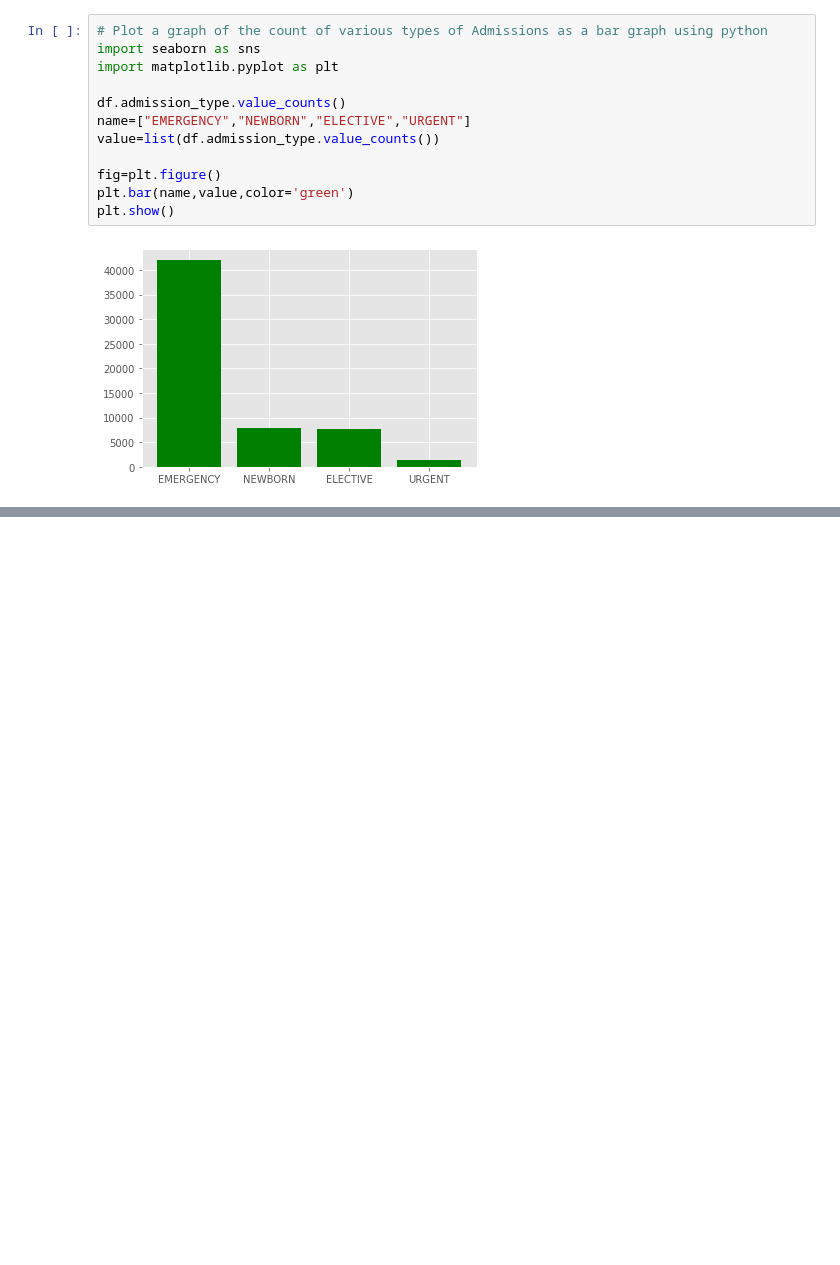
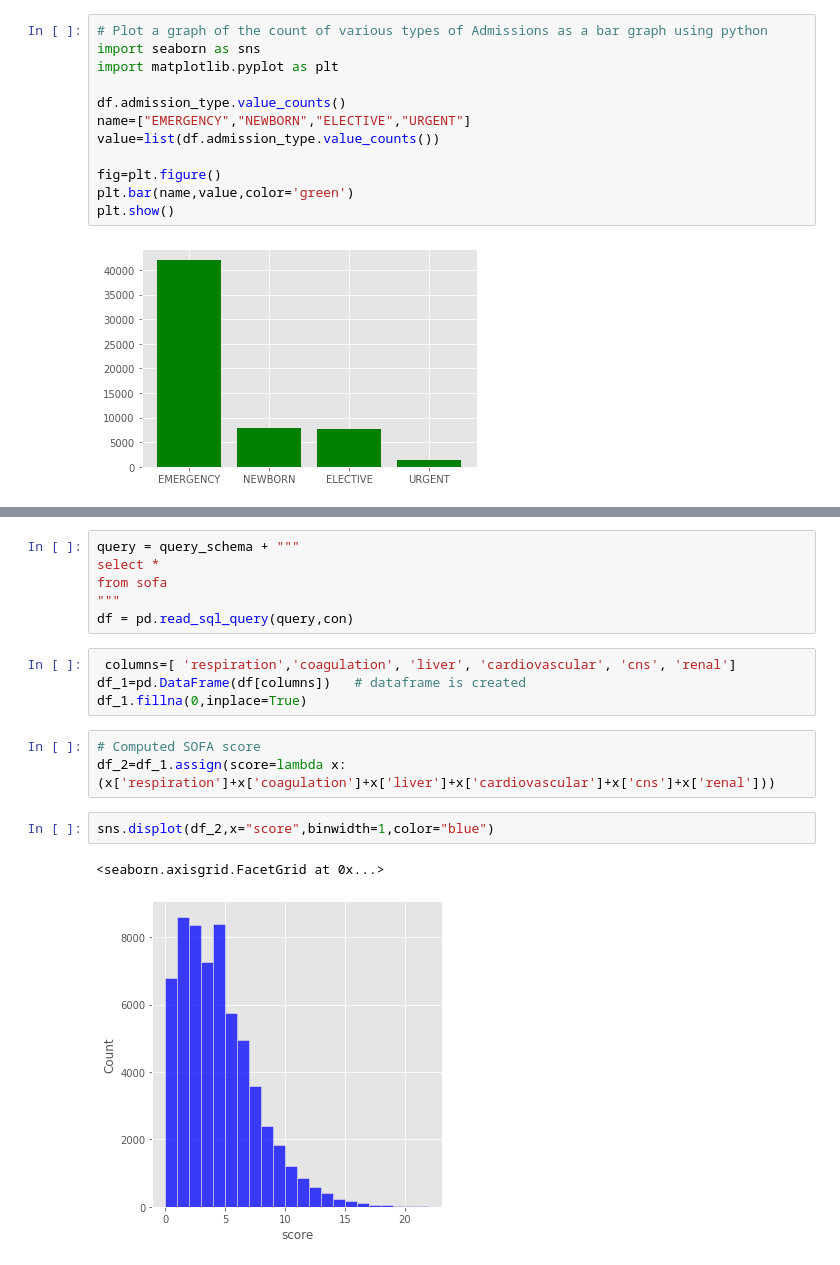
Before and after one commit to capitallatera/Project_1, a Jupyter notebook: Mimic_Dataset.ipynb, the cells around one changed output, grey strips where cells are left out. Drawn from its saved outputs; the diff is of its cells as text; blank space fills up the shorter version.

```diff
--- a/Mimic_Dataset.ipynb
+++ b/Mimic_Dataset.ipynb
@@ -91,0 +79,18 @@ Name: diagnosis, Length: 15691, dtype: int64
+# %%
+query = query_schema + """
+select *
+from sofa
+"""
+df = pd.read_sql_query(query,con)
+# %%
+ columns=[ 'respiration','coagulation', 'liver', 'cardiovascular', 'cns', 'renal']
+df_1=pd.DataFrame(df[columns])   # dataframe is created
+df_1.fillna(0,inplace=True)
+# %%
+# Computed SOFA score
+df_2=df_1.assign(score=lambda x:(x['respiration']+x['coagulation']+x['liver']+x['cardiovascular']+x['cns']+x['renal']))
+# %%
+sns.displot(df_2,x="score",binwidth=1,color="blue")
+# %% [output]
+<seaborn.axisgrid.FacetGrid at 0x...>
+[figure, added]
```
Also changed, not shown: parts of 3 cells of this notebook.
